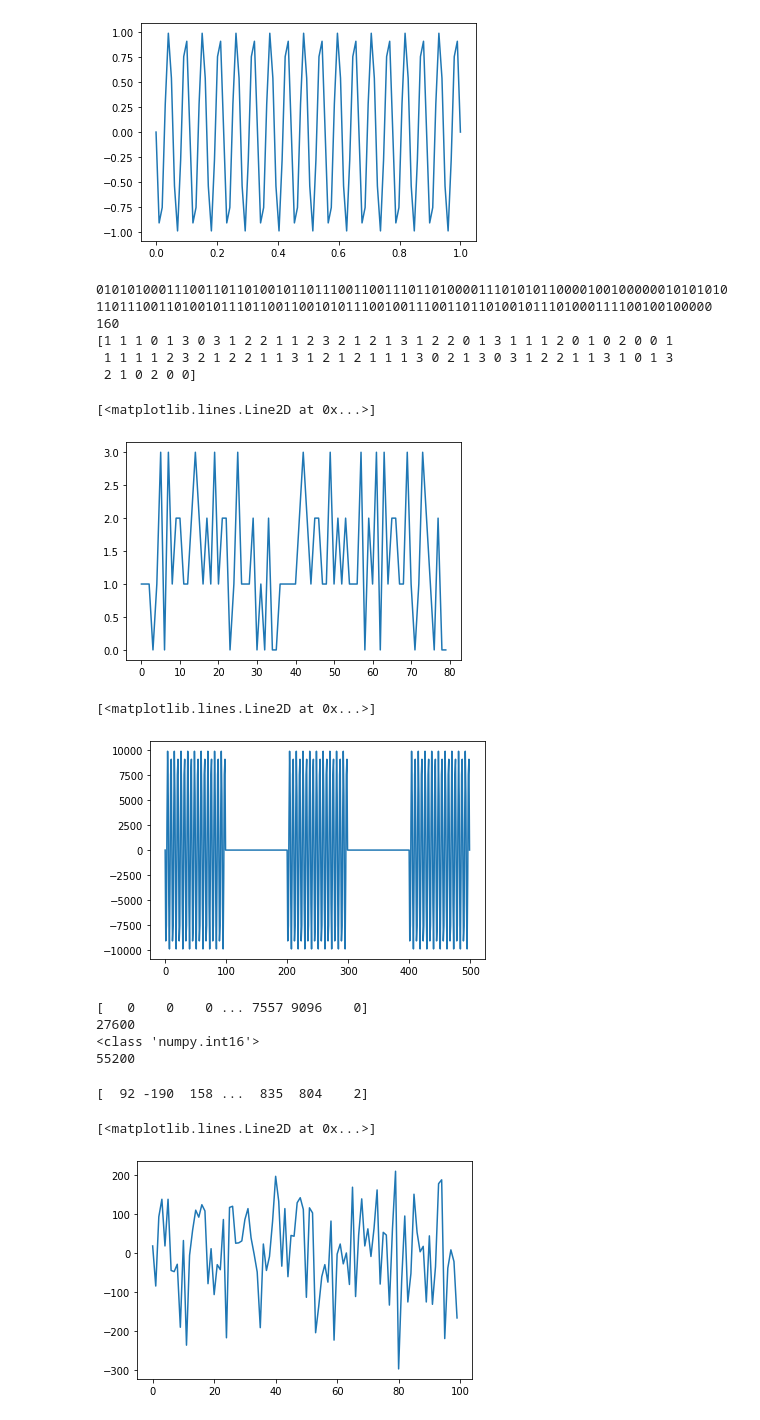
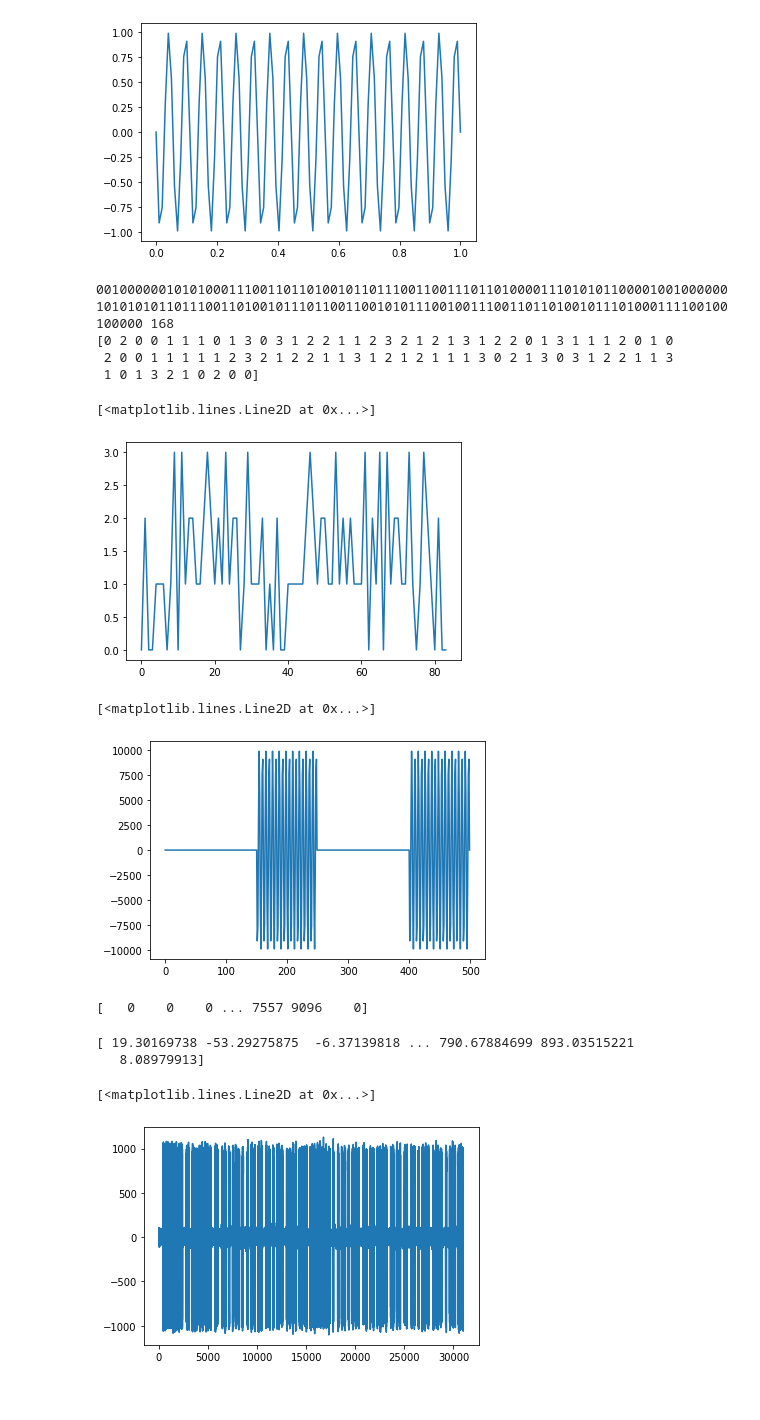
Before and after one commit to agil27/wivi, a Jupyter notebook: modulation.ipynb, the cells around one changed output. Saved outputs shown, nothing was run; the diff lists cells and outputs as text; code cells hidden in the pictures.

```diff
--- a/modulation.ipynb
+++ b/modulation.ipynb
@@ -20,11 +20,11 @@ plt.plot(x, pulse)
 [<matplotlib.lines.Line2D at 0x...>]
 [figure]
 # %%
-delta = 100
+delta = 150
 pause = [np.zeros((1, i * delta), dtype=np.float) for i in range(1, 5)]
 
 from binascii import hexlify
-my_str = 'Tsinghua University '
+my_str = ' Tsinghua University '
 #my_str = '0000010100001010000011110000110000001000' # Project介绍里面要求用这个 5字节的16进制数5afc8
 def encode(x):
     info = ''.join([bin(ord(ch))[2:].zfill(8) for ch in x])
@@ -36,16 +36,19 @@ def encode(x):
 arr = encode(my_str)
 plt.plot(arr)
 # %% [output]
-0101010001110011011010010110111001100111011010000111010101100001001000000101010101101110011010010111011001100101011100100111001101101001011101000111100100100000 160
-[1 1 1 0 1 3 0 3 1 2 2 1 1 2 3 2 1 2 1 3 1 2 2 0 1 3 1 1 1 2 0 1 0 2 0 0 1
- 1 1 1 1 2 3 2 1 2 2 1 1 3 1 2 1 2 1 1 1 3 0 2 1 3 0 3 1 2 2 1 1 3 1 0 1 3
- 2 1 0 2 0 0]
+001000000101010001110011011010010110111001100111011010000111010101100001001000000101010101101110011010010111011001100101011100100111001101101001011101000111100100100000 168
+[0 2 0 0 1 1 1 0 1 3 0 3 1 2 2 1 1 2 3 2 1 2 1 3 1 2 2 0 1 3 1 1 1 2 0 1 0
+ 2 0 0 1 1 1 1 1 2 3 2 1 2 2 1 1 3 1 2 1 2 1 1 1 3 0 2 1 3 0 3 1 2 2 1 1 3
+ 1 0 1 3 2 1 0 2 0 0]
 [<matplotlib.lines.Line2D at 0x...>]
-[figure, old version]
+[figure, new version]
 # %%
 def syth(pulse, arr):
     sig = [np.append(pulse, pause[i]) for i in arr]
     sig = np.concatenate(sig, axis=0)
+    sig = np.append(pause[3], sig)
+    for _ in range(100):
+        sig = np.append(pulse, sig)
     sig = np.append(pause[3], sig)
     sig = np.append(sig, pulse)
     return sig
@@ -56,11 +59,13 @@ x = np.linspace(0, 1, len(sigout))
 plt.plot(sigout[-500:])
 # %% [output]
 [<matplotlib.lines.Line2D at 0x...>]
-[figure, old version]
+[figure, new version]
 # %%
 import wave
+from scipy.io import wavfile
 def writewav(data, filename, fs):
     print(data)
+    '''
     with wave.open(filename, 'wb') as f:
         f.setnchannels(1)
         f.setsampwidth(2)
@@ -69,30 +74,30 @@ def writewav(data, filename, fs):
         print(len(data))
         print(type(data[0]))
         print(len(data.tostring()))
-writewav(sigout, 'sample.wav', fs)
+    '''
+    wavfile.write(filename, fs, data)
+writewav(sigout, 'sample_150_100.wav', fs)
 # %% [output]
 [   0    0    0 ... 7557 9096    0]
-27600
-<class 'numpy.int16'>
-55200
 # %%
 def awgn(x, snr):
     snr = 10**(snr/10.0)
     xpower = np.sum(x**2)/len(x)
     npower = xpower / snr
     return np.random.randn(len(x)) * np.sqrt(npower)
 
-n = awgn(sig, 11.7)
+n = awgn(sig, 20)
 sign = sig + n
 sign = sign * 1000
-sign = sign.astype(np.short)
+#sign = sign.astype(np.short)
 #sign = sign * 1000
 print(sign)
-plt.plot(sign[1200:1300])
+plt.plot(sign[:])
 # %% [output]
-[  92 -190  158 ...  835  804    2]
+[ 19.30169738 -53.29275875  -6.37139818 ... 790.67884699 893.03515221
+   8.08979913]
 [<matplotlib.lines.Line2D at 0x...>]
-[figure, old version]
+[figure, new version]
 # %%
 writewav(sign, 'noise.wav', fs)
 # %% [output]
```
Also changed, not shown: parts of 1 cell of this notebook, 2 other files.
